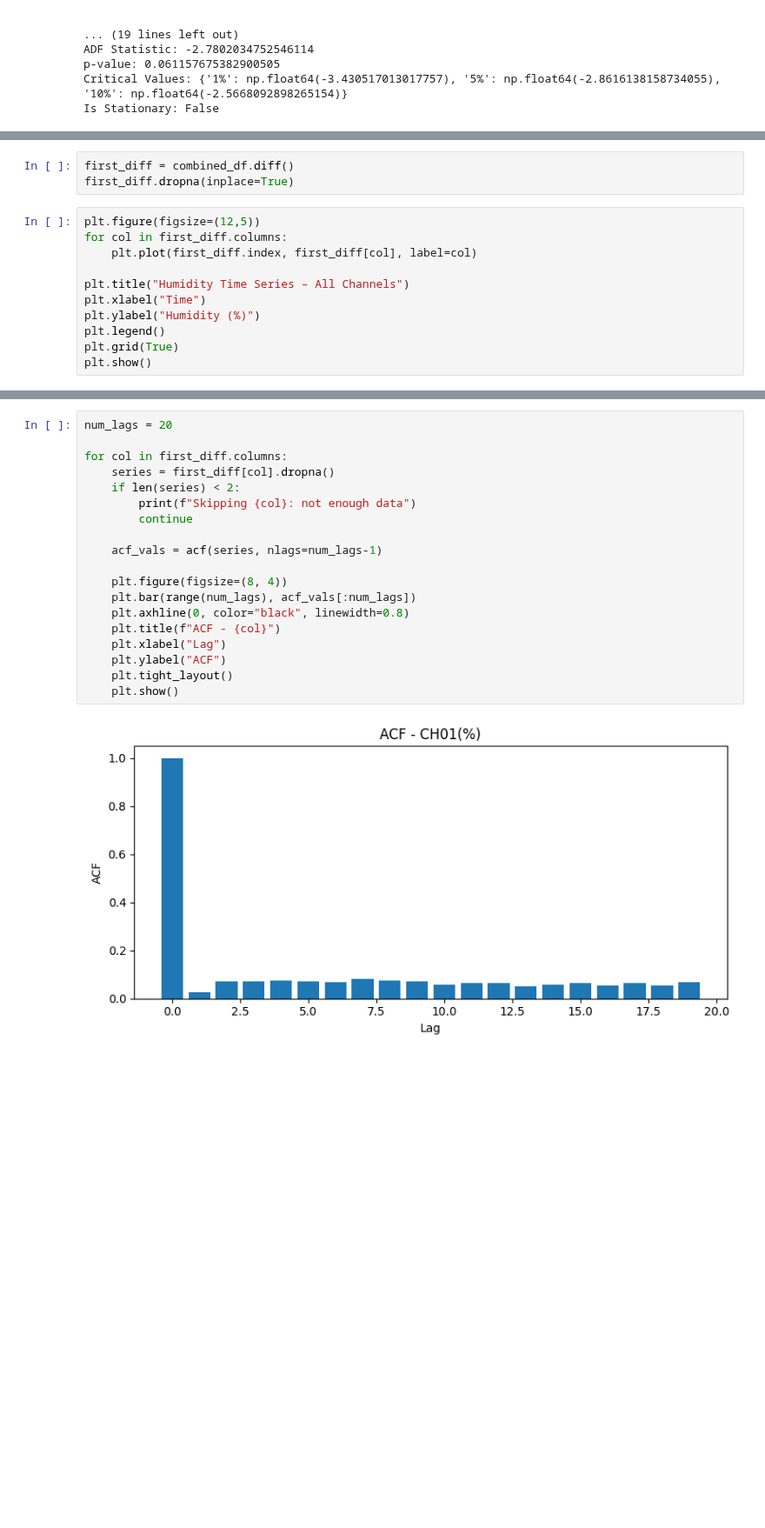
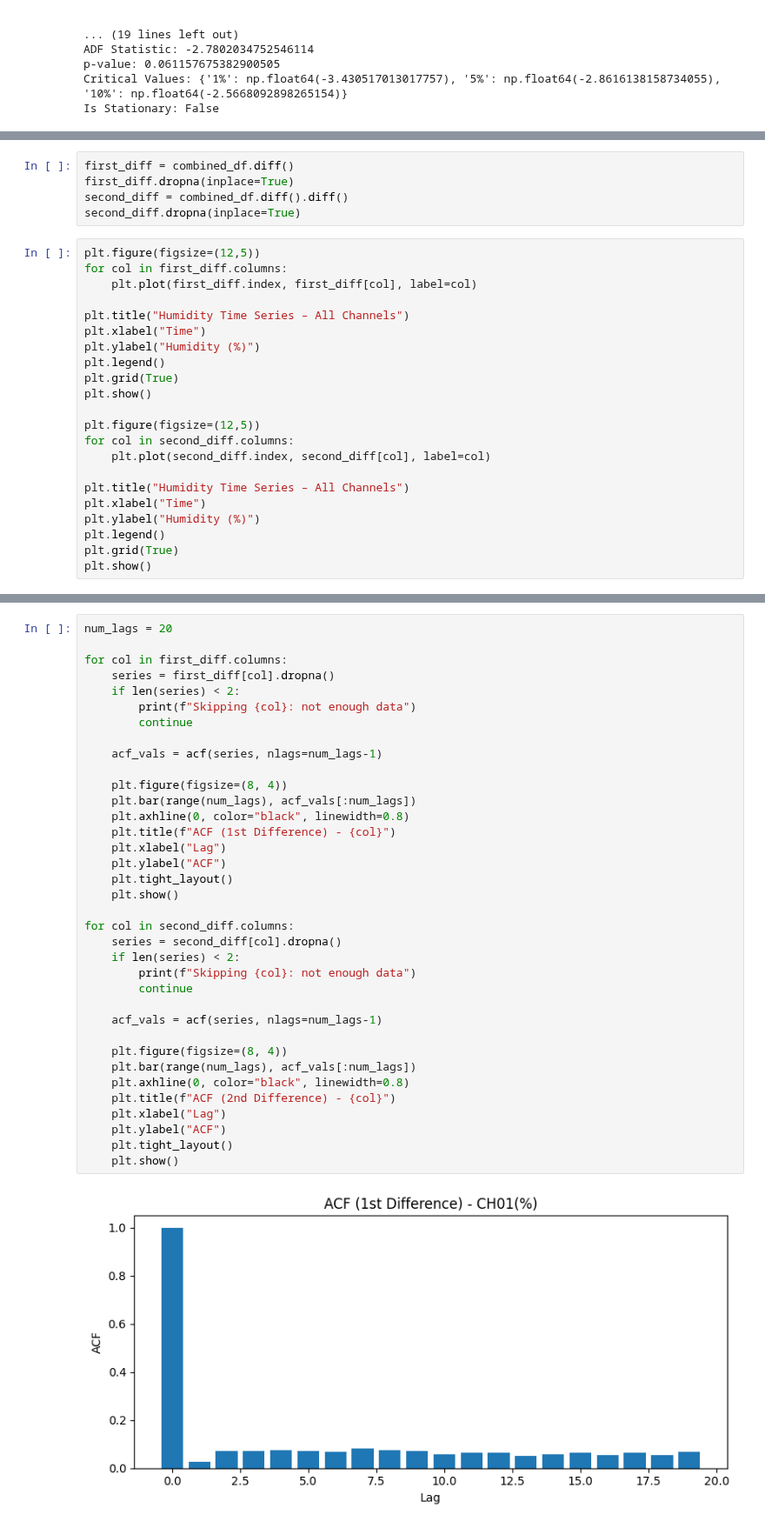
Before and after one commit to SulaimanTajuddin/TSA-F-Humidity-Warehouse, a Jupyter notebook: TSA-SARIMA (RawData2).ipynb, the cells around one changed output, grey strips where cells are left out. Shown at 87% size. Saved outputs shown, nothing was run; the diff lists cells and outputs as text; blank space fills up the shorter version.

```diff
--- a/TSA-SARIMA (RawData2).ipynb
+++ b/TSA-SARIMA (RawData2).ipynb
@@ -175,6 +175,8 @@ Is Stationary: False
 # %%
 first_diff = combined_df.diff()
 first_diff.dropna(inplace=True)
+second_diff = combined_df.diff().diff()
+second_diff.dropna(inplace=True)
 # %%
 plt.figure(figsize=(12,5))
 for col in first_diff.columns:
@@ -186,5 +188,16 @@ plt.ylabel("Humidity (%)")
 plt.legend()
 plt.grid(True)
 plt.show()
+
+plt.figure(figsize=(12,5))
+for col in second_diff.columns:
+    plt.plot(second_diff.index, second_diff[col], label=col)
+
+plt.title("Humidity Time Series – All Channels")
+plt.xlabel("Time")
+plt.ylabel("Humidity (%)")
+plt.legend()
+plt.grid(True)
+plt.show()
 # %% [output]
 [figure]
@@ -191,21 +205,38 @@ plt.show()
 # %%
 num_lags = 20
 
 for col in first_diff.columns:
     series = first_diff[col].dropna()
     if len(series) < 2:
         print(f"Skipping {col}: not enough data")
         continue
 
     acf_vals = acf(series, nlags=num_lags-1)
 
     plt.figure(figsize=(8, 4))
     plt.bar(range(num_lags), acf_vals[:num_lags])
     plt.axhline(0, color="black", linewidth=0.8)
-    plt.title(f"ACF - {col}")
+    plt.title(f"ACF (1st Difference) - {col}")
     plt.xlabel("Lag")
     plt.ylabel("ACF")
     plt.tight_layout()
     plt.show()
+
+for col in second_diff.columns:
+    series = second_diff[col].dropna()
+    if len(series) < 2:
+        print(f"Skipping {col}: not enough data")
+        continue
+
+    acf_vals = acf(series, nlags=num_lags-1)
+
+    plt.figure(figsize=(8, 4))
+    plt.bar(range(num_lags), acf_vals[:num_lags])
+    plt.axhline(0, color="black", linewidth=0.8)
+    plt.title(f"ACF (2nd Difference) - {col}")
+    plt.xlabel("Lag")
+    plt.ylabel("ACF")
+    plt.tight_layout()
+    plt.show()
 # %% [output]
-[figure, old version]
+[figure, new version]
```
Also changed, not shown: parts of 10 cells of this notebook, 1 other file.
